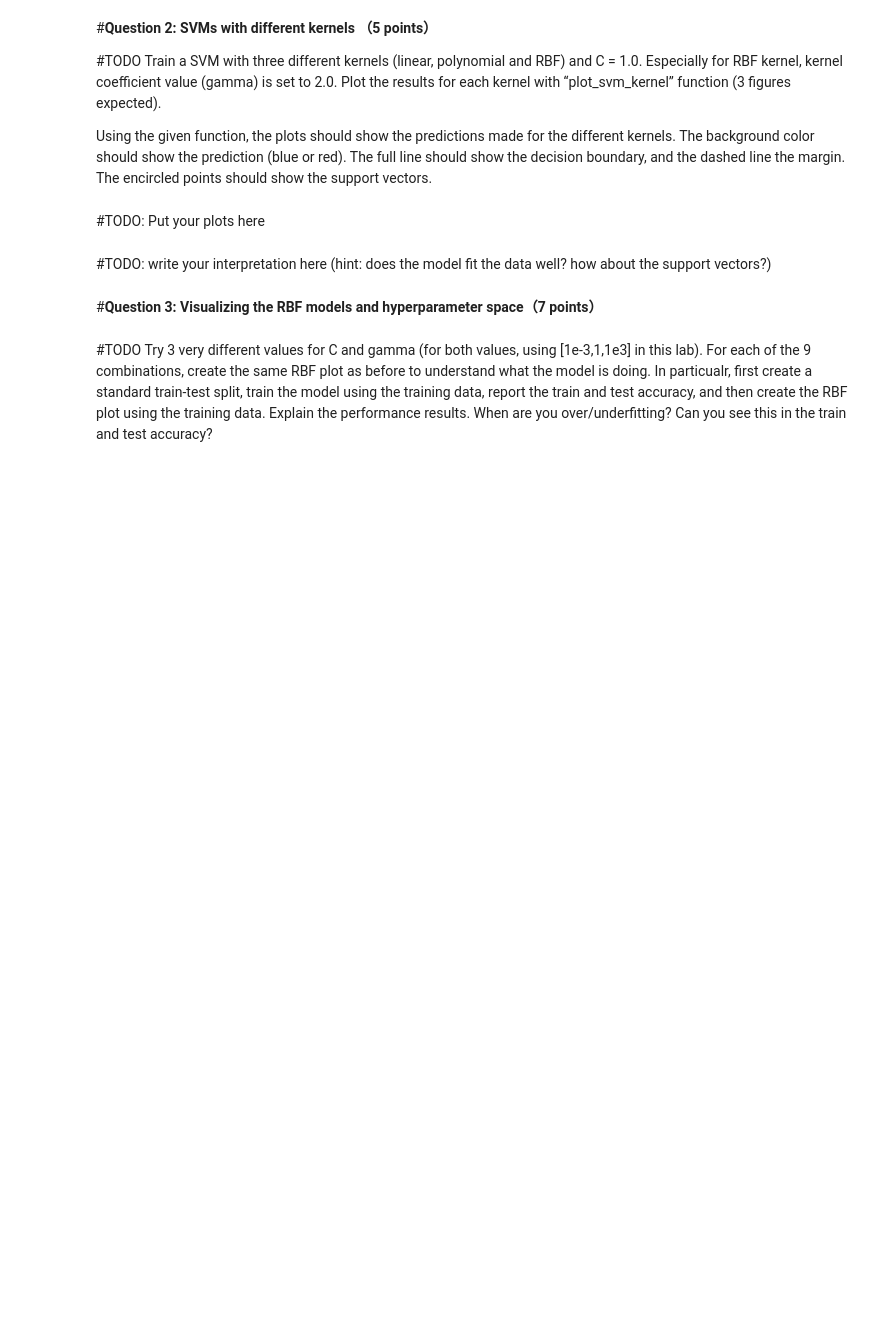
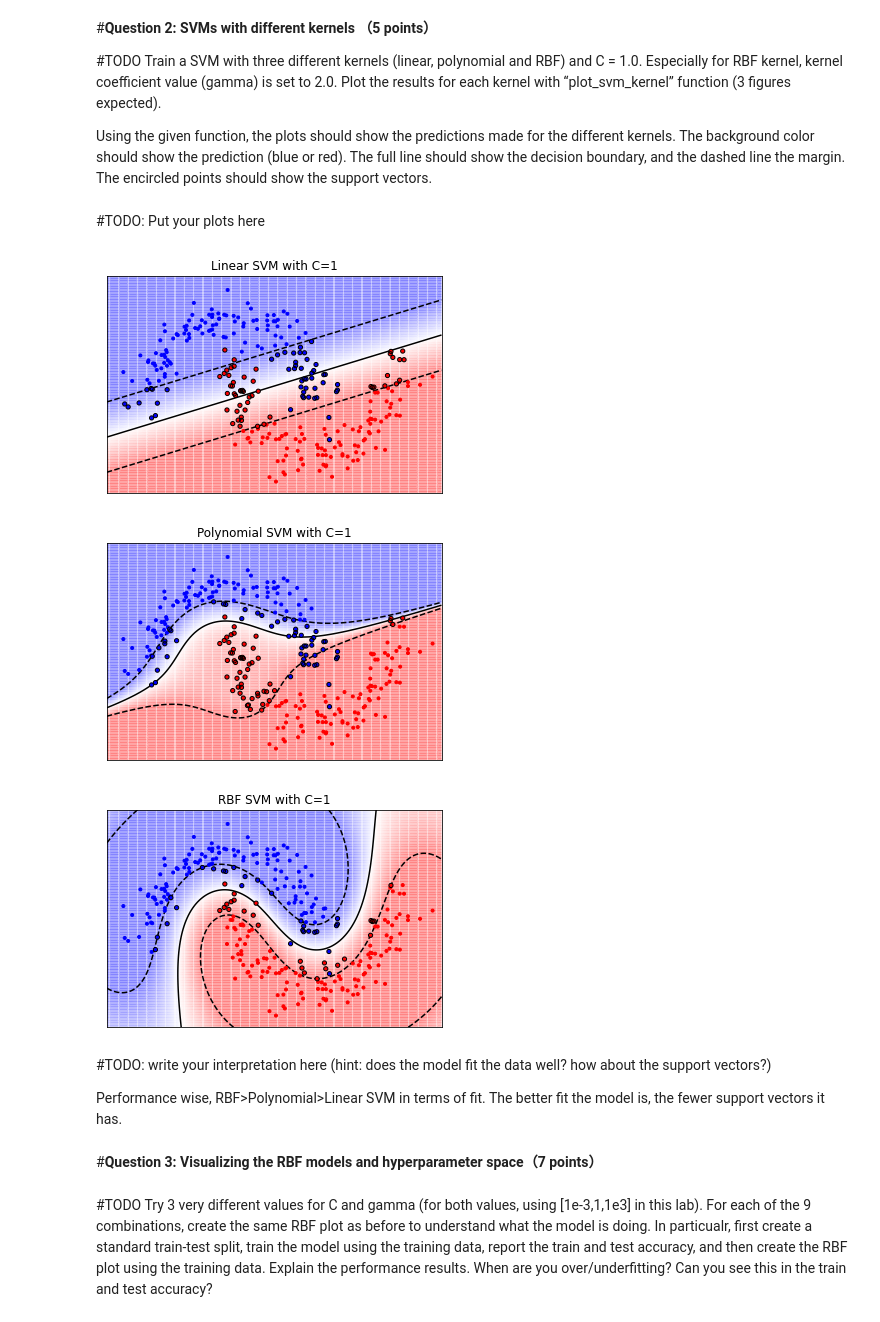
Before and after one commit to MeredithGao/ML-23, a Jupyter notebook: HW2/hw2_lab.ipynb, the cells around one changed output. Drawn from its saved outputs; the diff is of its cells as text; code cells hidden in the pictures; blank space fills up the shorter version.

```diff
--- a/HW2/hw2_lab.ipynb
+++ b/HW2/hw2_lab.ipynb
@@ -118,12 +150,24 @@ Train a SVM with three different kernels (linear, polynomial and RBF) and C = 1.
 Using the given function, the plots should show the predictions made for the different kernels. The background color should show the prediction (blue or red). The full line should show the decision boundary, and the dashed line the margin. The encircled points should show the support vectors.
 # %%
 #TODO: write code to meet aforementioned question requirements
-
+clf_linear = svm.SVC(C=1, kernel='linear').fit(X, y)
+clf_poly = svm.SVC(C=1, kernel='poly').fit(X, y)
+clf_RBF = svm.SVC(C=1, kernel='rbf').fit(X, y)
 #Hint: you could use class sklearn.svm from sklearn library
 # %% [markdown]
 #TODO: Put your plots here
+# %%
+plot_svm_kernel(X, y, "Linear SVM with C=1",clf_linear.support_vectors_, clf_linear.decision_function, dual_coef=None, show=True)
+plot_svm_kernel(X, y, "Polynomial SVM with C=1",clf_poly.support_vectors_, clf_poly.decision_function, dual_coef=None, show=True)
+plot_svm_kernel(X, y, "RBF SVM with C=1",clf_RBF.support_vectors_, clf_RBF.decision_function, dual_coef=None, show=True)
+# %% [output]
+[figure, added]
+[figure, added]
+[figure, added]
 # %% [markdown]
 #TODO: write your interpretation here (hint: does the model fit the data well? how about the support vectors?)
+
+Performance wise, RBF>Polynomial>Linear SVM in terms of fit. The better fit the model is, the fewer support vectors it has.
 # %% [markdown]
 #**Question 3: Visualizing the RBF models and hyperparameter space（7 points）**
 # %% [markdown]
```
Also changed, not shown: parts of 11 cells of this notebook.
